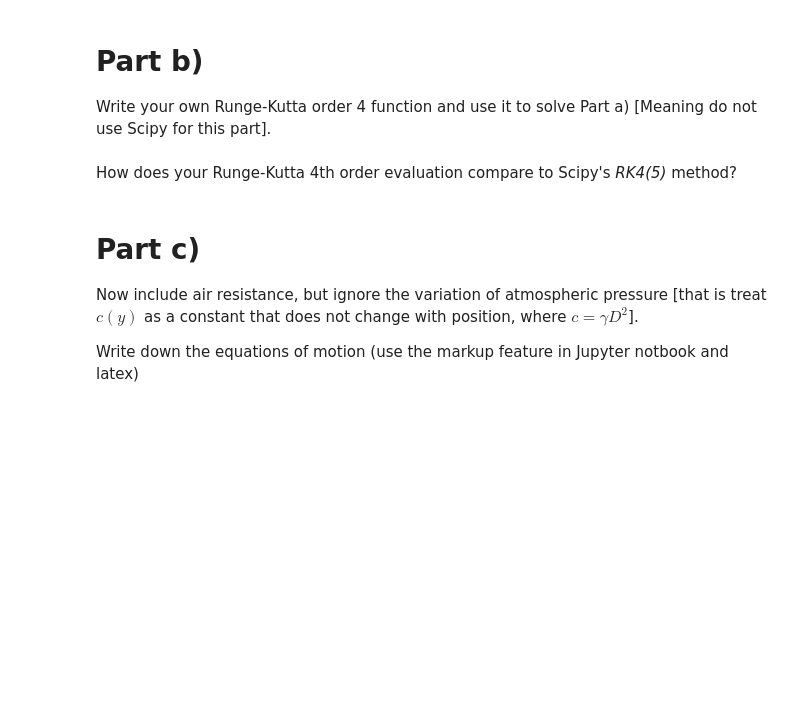
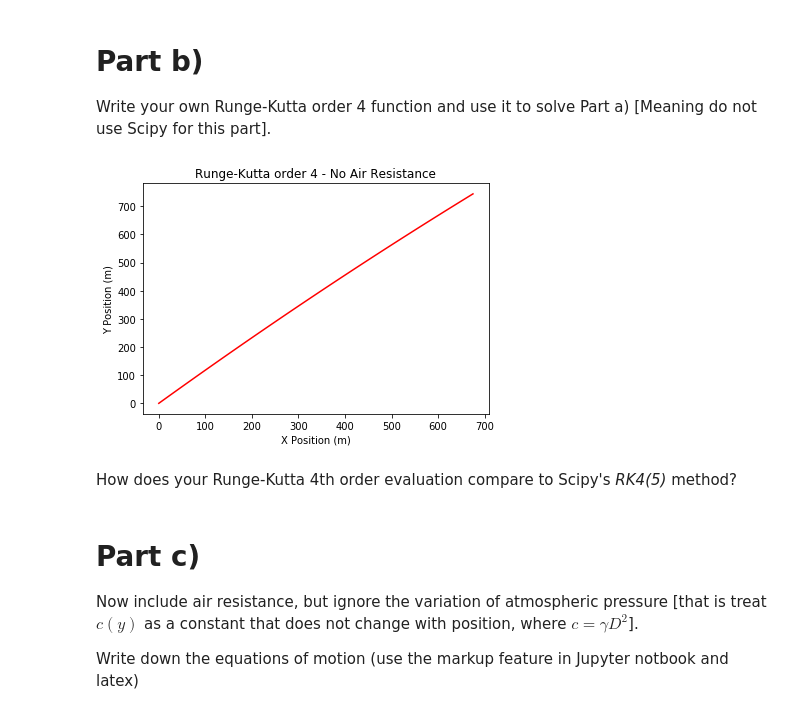
Before and after one commit to JasonB-hub/Phys-3511-Fall2020, a Jupyter notebook: Module03/Projectile_Motion_Assignment.ipynb, the cells around one changed output. Cells and saved outputs as stored; diff of their text form; code cells hidden in the pictures; blank space fills up the shorter version.

```diff
--- a/Module03/Projectile_Motion_Assignment.ipynb
+++ b/Module03/Projectile_Motion_Assignment.ipynb
@@ -90,21 +88,37 @@ print()
 
 Write your own Runge-Kutta order 4 function and use it to solve Part a) [Meaning do not use Scipy for this part].
 # %%
-def rungekutta_4(f,t,x0, args=()):
+def rungekutta_4(f,t: np.array,x0: np.array,args=()):
+    '''Runge Kutta 4th Order Approximation
+    f is a function
+    t is an array full of the scalar independent variables to be evaluated
+    x0 is an array full of the initial conditions of the data
+    args are extra arguments to pass into f if necessary'''
+    if not callable(f):
+        raise ValueError('f must be a callable function')
     n = len(t)
-    x = np.zeros((n, len(x0)))
-    x[0] = x0 #set inital condition
+    x = np.zeros((n,len(x0)))
+    x[0] = x0 #set inital conditions
     for i in range (0,n-1):
         dt = t[i+1]-t[i]
         k1 = f(t[i], x[i], *args)
         k2 = f(t[i] + dt/2.0, x[i] + dt/2.0 * k1, *args)
         k3 = f(t[i] + dt/2.0, x[i] + dt/2.0 * k2, *args)
         k4 = f(t[i] + dt, x[i] + dt * k3, *args)
         x[i+1] = x[i] + (dt/6)*(k1 + 2*k2 + 2*k3 + k4)
-    return x
+    return np.transpose(x)
 
-x = rungekutta_4(proj, t, 0, args=(m,c0))
-y = rungekutta_4(proj, t, 0, args=(m,c0))
+sol_RK = rungekutta_4(proj, t, conditions, args=(m,c0))
+
+RKnoresistance = plt.figure('Runge-Kutta order 4 - No Air Resistance')
+RKaxes = RKnoresistance.add_axes([0.15,0.1,0.8,0.8])
+RKaxes.set_xlabel('X Position (m)')
+RKaxes.set_ylabel('Y Position (m)')
+RKaxes.set_title('Runge-Kutta order 4 - No Air Resistance')
+RKaxes.errorbar(sol_RK[0],sol_RK[2],fmt='r-')
+plt.show()
+# %% [output]
+[figure, added]
 # %% [markdown]
 How does your Runge-Kutta 4th order evaluation compare to Scipy's *RK4(5)* method?
 # %% [markdown]
```
Also changed, not shown: parts of 13 cells of this notebook, 1 other file.
